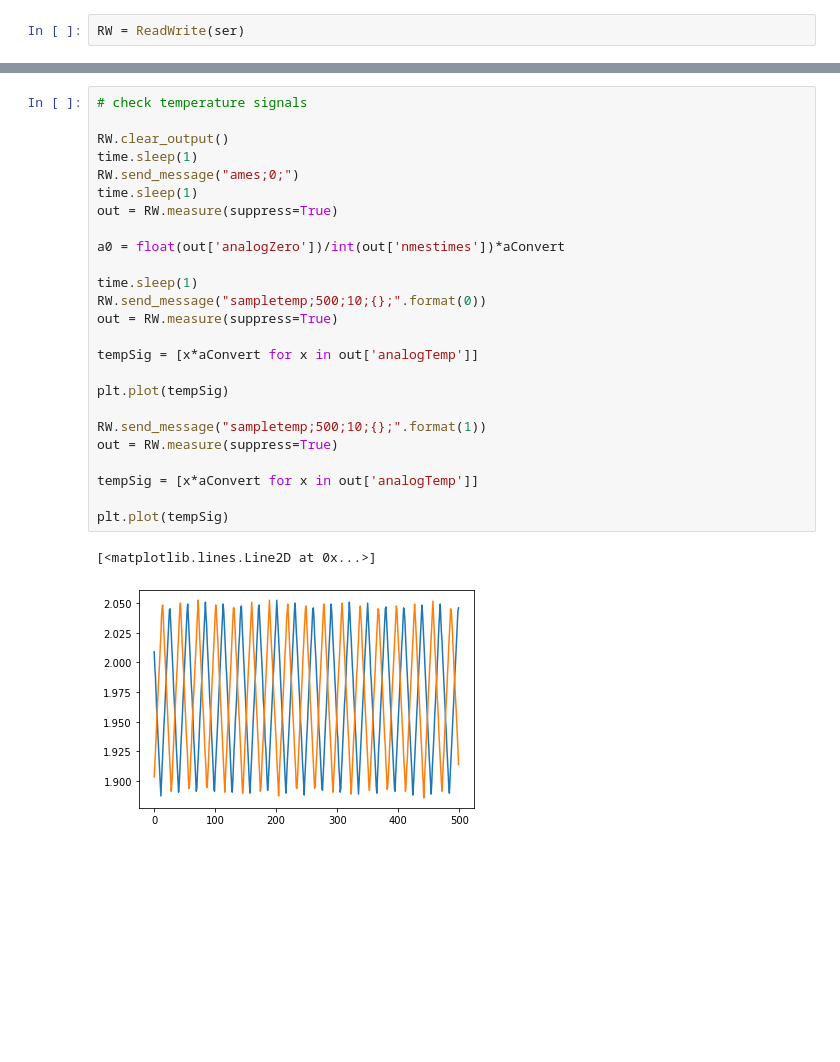
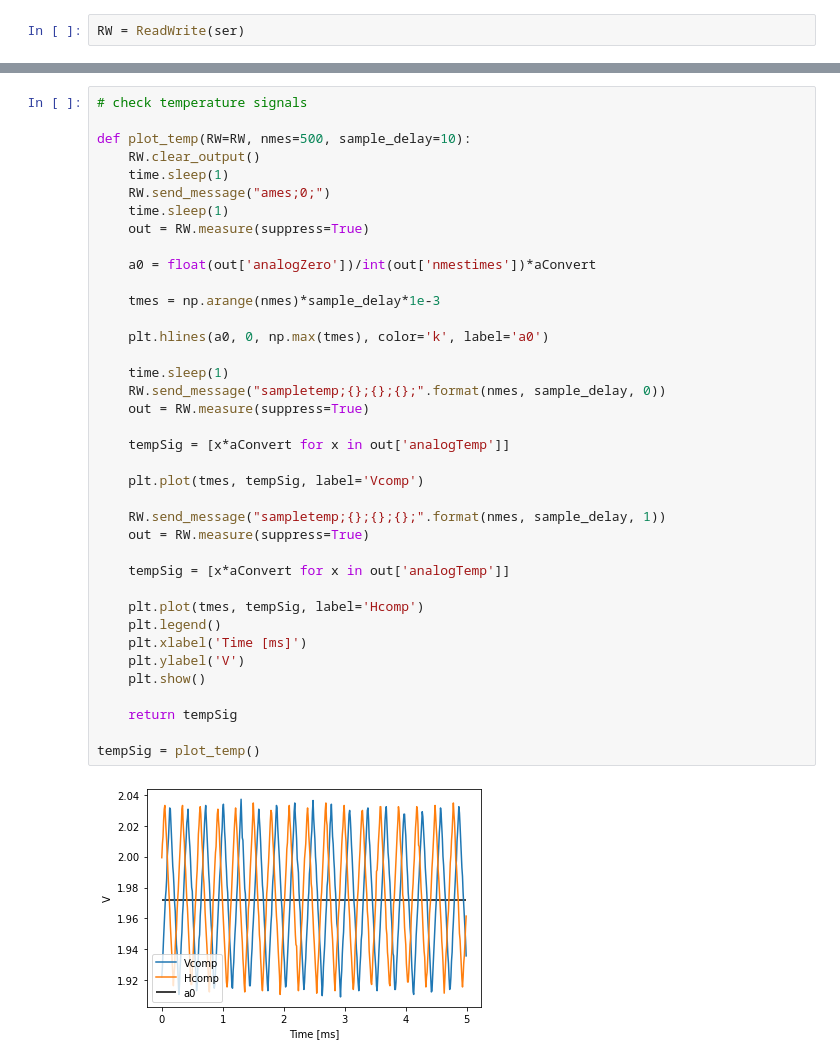
Before and after one commit to laltman2/RKM, a Jupyter notebook: RKM_Train_dev.ipynb, the cells around one changed output, grey strips where cells are left out. Drawn from its saved outputs; the diff is of its cells as text; blank space fills up the shorter version.

```diff
--- a/RKM_Train_dev.ipynb
+++ b/RKM_Train_dev.ipynb
@@ -283,31 +285,43 @@ finished
 # %%
 # check temperature signals
 
-RW.clear_output()
-time.sleep(1)
-RW.send_message("ames;0;")
-time.sleep(1)
-out = RW.measure(suppress=True)
+def plot_temp(RW=RW, nmes=500, sample_delay=10):
+    RW.clear_output()
+    time.sleep(1)
+    RW.send_message("ames;0;")
+    time.sleep(1)
+    out = RW.measure(suppress=True)
 
-a0 = float(out['analogZero'])/int(out['nmestimes'])*aConvert
+    a0 = float(out['analogZero'])/int(out['nmestimes'])*aConvert
 
-time.sleep(1)
-RW.send_message("sampletemp;500;10;{};".format(0))
-out = RW.measure(suppress=True)
+    tmes = np.arange(nmes)*sample_delay*1e-3
 
-tempSig = [x*aConvert for x in out['analogTemp']]
+    plt.hlines(a0, 0, np.max(tmes), color='k', label='a0')
 
-plt.plot(tempSig)
+    time.sleep(1)
+    RW.send_message("sampletemp;{};{};{};".format(nmes, sample_delay, 0))
+    out = RW.measure(suppress=True)
 
-RW.send_message("sampletemp;500;10;{};".format(1))
-out = RW.measure(suppress=True)
+    tempSig = [x*aConvert for x in out['analogTemp']]
 
-tempSig = [x*aConvert for x in out['analogTemp']]
+    plt.plot(tmes, tempSig, label='Vcomp')
 
-plt.plot(tempSig)
+    RW.send_message("sampletemp;{};{};{};".format(nmes, sample_delay, 1))
+    out = RW.measure(suppress=True)
+
+    tempSig = [x*aConvert for x in out['analogTemp']]
+
+    plt.plot(tmes, tempSig, label='Hcomp')
+    plt.legend()
+    plt.xlabel('Time [ms]')
+    plt.ylabel('V')
+    plt.show()
+
+    return tempSig
+
+tempSig = plot_temp()
 # %% [output]
-[<matplotlib.lines.Line2D at 0x...>]
-[figure, old version]
+[figure, new version]
 # %%
 # train
 
```
Also changed, not shown: parts of 17 cells of this notebook, 1 other file.
